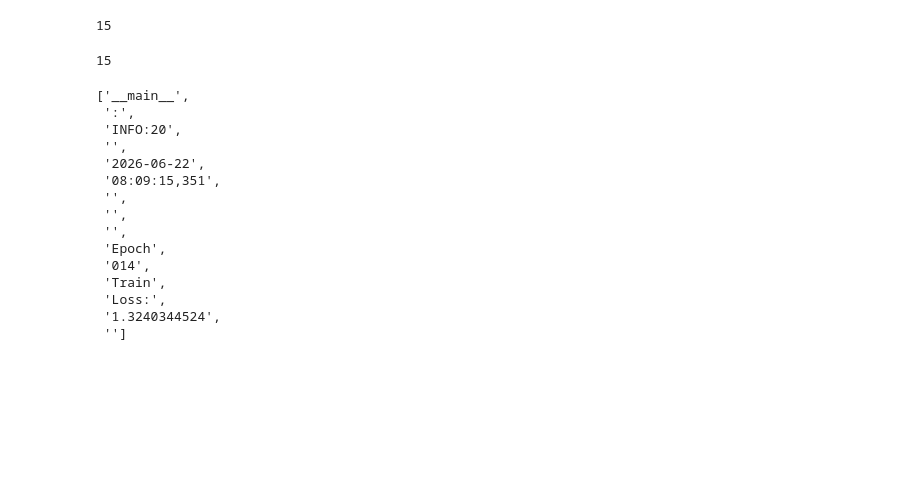
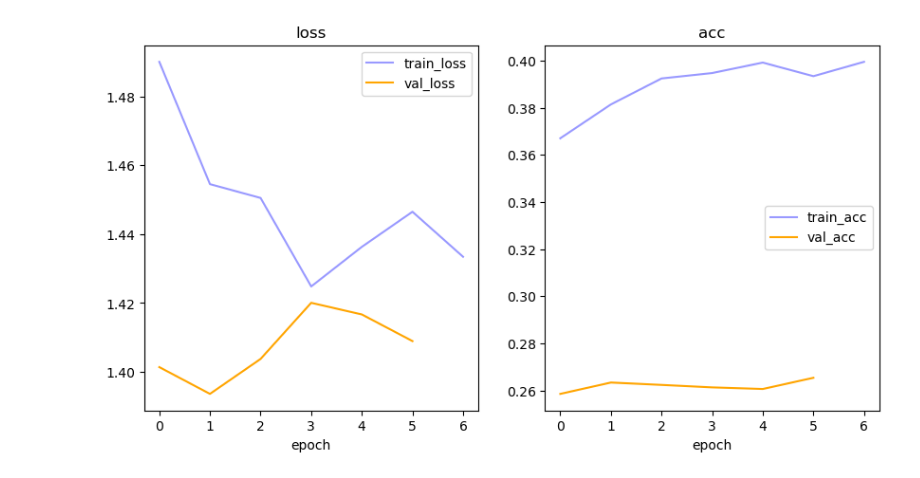
Before and after one commit to aN1ls-gif/Projekte, a Jupyter notebook: DataScience/NLP/ShoppingQuery/Visualize Loss.ipynb, the cells around one changed output. Drawn from its saved outputs; the diff is of its cells as text; code cells hidden in the pictures; blank space fills up the shorter version.

```diff
--- a/DataScience/NLP/ShoppingQuery/Visualize Loss.ipynb
+++ b/DataScience/NLP/ShoppingQuery/Visualize Loss.ipynb
@@ -26,10 +6,0 @@ epochs = list(range(len(train_loss)))
-# %%
-fig = plt.figure(figsize = (12, 5))
-ax = fig.add_subplot()
-ax.plot(epochs, train_loss, color = "blue", alpha = 1, linestyle = "-", label = "Train loss")
-ax.plot(epochs, val_loss, color = "orange", alpha = 1, linestyle = "-", label = "Val loss")
-ax.set_title("TwoTwoerRetrieval Loss")
-ax.legend()
-ax.set_xlabel("Epoch")
-ax.set_ylabel("Cross-Entropy Loss")
-plt.show()
@@ -38,26 +7,29 @@ plt.show()
-# %%
-len(val_loss)
-# %% [output]
-15
-# %%
-len(train_loss)
-# %% [output]
-15
-# %%
-log
-# %% [output]
-['__main__',
- ':',
- 'INFO:20',
- '',
- '2026-06-22',
- '08:09:15,351',
- '',
- '',
- '',
- 'Epoch',
- '014',
- 'Train',
- 'Loss:',
- '1.3240344524',
- '']
+# %%
+project_name = "BERT_Retrieval"
+model_name = "BERT_WordEmbedding"
+data_dir = f"Training_Progress/Logs/{project_name}/{model_name}"
+subdir_name = "version_"
+df = []
+for i in os.listdir(data_dir):
+    if i.startswith(subdir_name):
+        df.append(pd.read_csv(f"{data_dir}/{i}/metrics.csv"))
+
+metrics = pd.concat(df, axis = 0).groupby("epoch").mean()
+# metrics.loc[:, "train_log"] = np.log(metrics.loc[:, "train_loss"])
+# metrics.loc[:, "val_log"] = np.log(metrics.loc[:, "val_loss"])
+
+
+plot_names = ["loss", "acc"]
+fig = plt.figure(figsize =(5*len(plot_names), 5))
+for i, kind in enumerate(plot_names):
+    ax = fig.add_subplot(1, len(plot_names), i+1)
+    metrics.loc[:, f"train_{kind}"].plot(ax = ax, color = "blue", label = f"train_{kind}", alpha = 0.4)
+    metrics.loc[:, f"val_{kind}"].plot(ax = ax, color = "orange", label = f"val_{kind}")
+    ax.legend()
+    ax.set_title(kind)
+    ax.get_yaxis().get_major_formatter().set_scientific(False)
+    ax.get_yaxis().get_major_formatter().set_useOffset(False)
+fig.suptitle("")
+plt.show()
+# %% [output]
+[figure, added]
```
Also changed, not shown: parts of 4 cells of this notebook, 47 other files.
